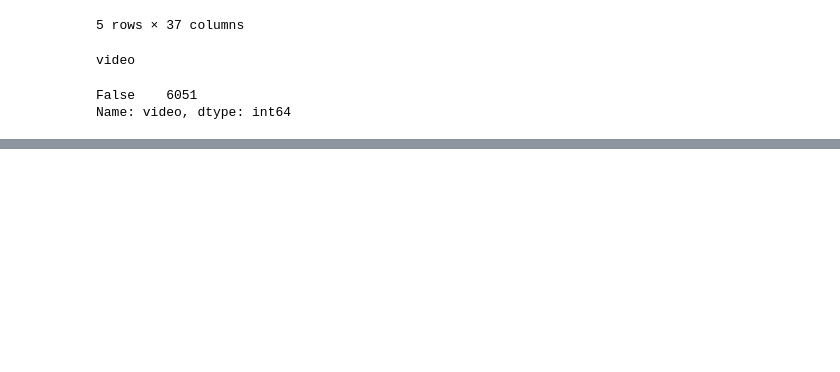
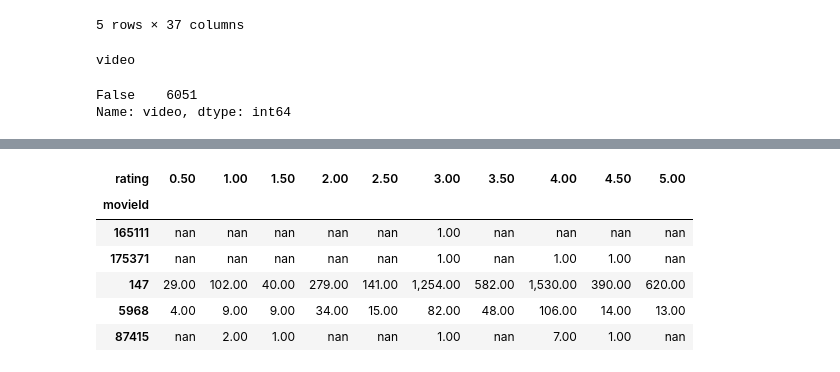
Before and after one commit to DonnieData/Movies-ETL, a Jupyter notebook: Movies_ETL.ipynb, the cells around one changed output, grey strips where cells are left out. Cells and saved outputs as stored; diff of their text form; code cells hidden in the pictures; blank space fills up the shorter version.

Commit message:
transformed and merged ratinigs data

```diff
--- a/Movies_ETL.ipynb
+++ b/Movies_ETL.ipynb
@@ -1395,0 +1428,17 @@ movies_df.rename({'id':'kaggle_id',
+# %%
+# group by movie and rating count to see how many votes each movie recieved
+# renaming userID column
+# pivot this data so that movieId is the index, the columns will be all the rating values, and the rows will be the counts for each rating value.
+rating_counts = ratings.groupby(['movieId','rating'], as_index=False).count() \
+                .rename({'userId':'count'}, axis=1) \
+                .pivot(index='movieId',columns='rating', values='count')
+# %%
+rating_counts.sample(5)
+# %% [output]
+| rating | 0.50 | 1.00 | 1.50 | 2.00 | 2.50 | 3.00 | 3.50 | 4.00 | 4.50 | 5.00 |
+| movieId |  |  |  |  |  |  |  |  |  |  |
+| 165111 | nan | nan | nan | nan | nan | 1.00 | nan | nan | nan | nan |
+| 175371 | nan | nan | nan | nan | nan | 1.00 | nan | 1.00 | 1.00 | nan |
+| 147 | 29.00 | 102.00 | 40.00 | 279.00 | 141.00 | 1,254.00 | 582.00 | 1,530.00 | 390.00 | 620.00 |
+| 5968 | 4.00 | 9.00 | 9.00 | 34.00 | 15.00 | 82.00 | 48.00 | 106.00 | 14.00 | 13.00 |
+| 87415 | nan | 2.00 | 1.00 | nan | nan | 1.00 | nan | 7.00 | 1.00 | nan |
```
Also changed, not shown: parts of 10 cells of this notebook.
